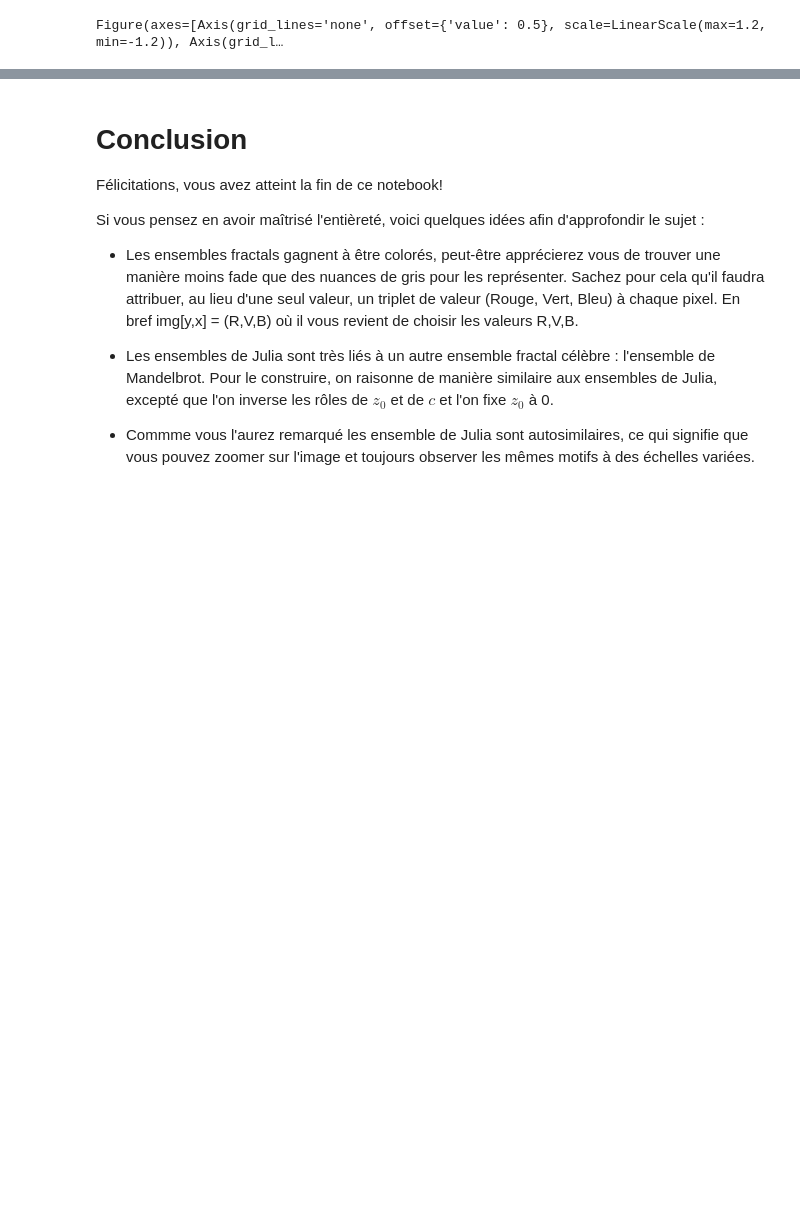
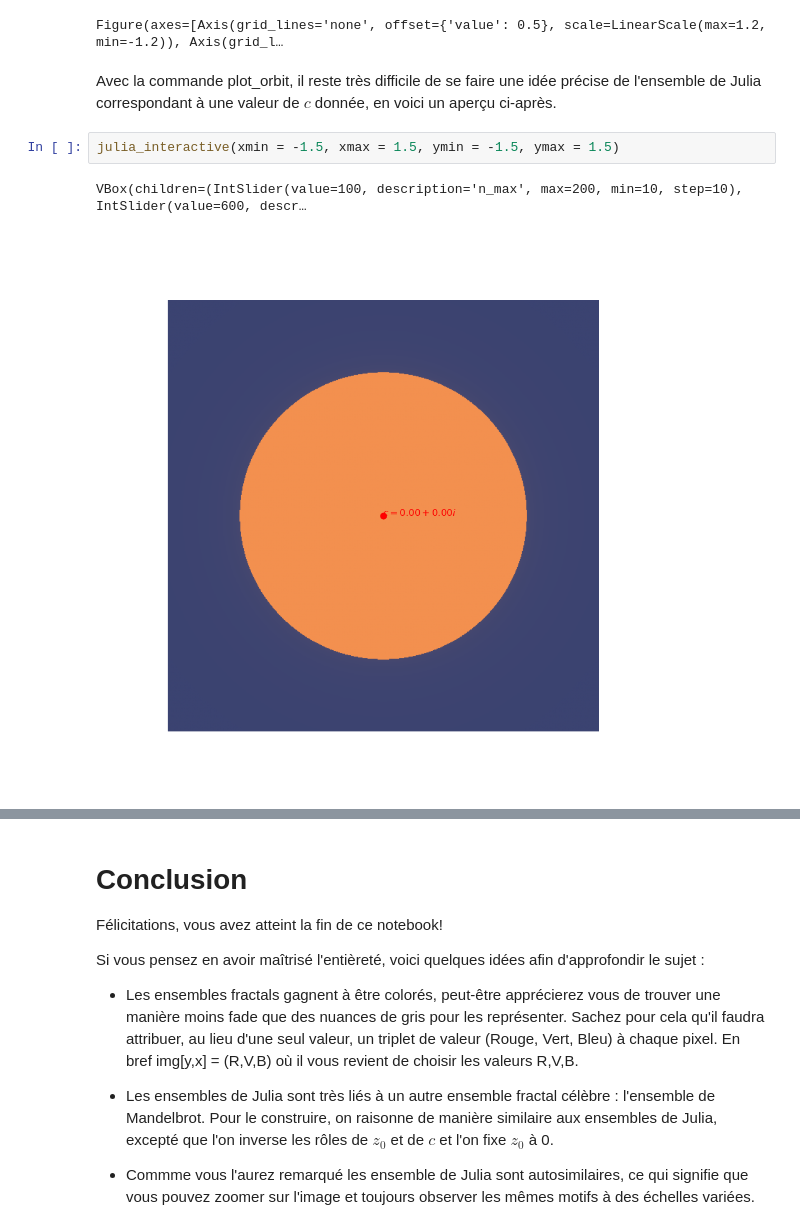
Before and after one commit to fjcasanova/Julia, a Jupyter notebook: julia.ipynb, the cells around one changed output, grey strips where cells are left out. Saved outputs shown, nothing was run; the diff lists cells and outputs as text; blank space fills up the shorter version.

```diff
--- a/julia.ipynb
+++ b/julia.ipynb
@@ -96,4 +103,13 @@ Il nous faut à présent fixer une valeur $c = a+ ib$ et déterminer la frontiè
 plot_orbit(x0 = 0.5, y0 = 0.5, a = 0.25, b = 0.3)
 # %% [output]
 Figure(axes=[Axis(grid_lines='none', offset={'value': 0.5}, scale=LinearScale(max=1.2, min=-1.2)), Axis(grid_l…
+# %% [markdown]
+
+
+Avec la commande plot_orbit, il reste très difficile de se faire une idée précise de l'ensemble de Julia correspondant à une valeur de $c$ donnée, en voici un aperçu ci-après.
+# %%
+julia_interactive(xmin = -1.5, xmax = 1.5, ymin = -1.5, ymax = 1.5)
+# %% [output]
+VBox(children=(IntSlider(value=100, description='n_max', max=200, min=10, step=10), IntSlider(value=600, descr…
+[figure, added]
 # %% [markdown]
```
Also changed, not shown: parts of 10 cells of this notebook.
